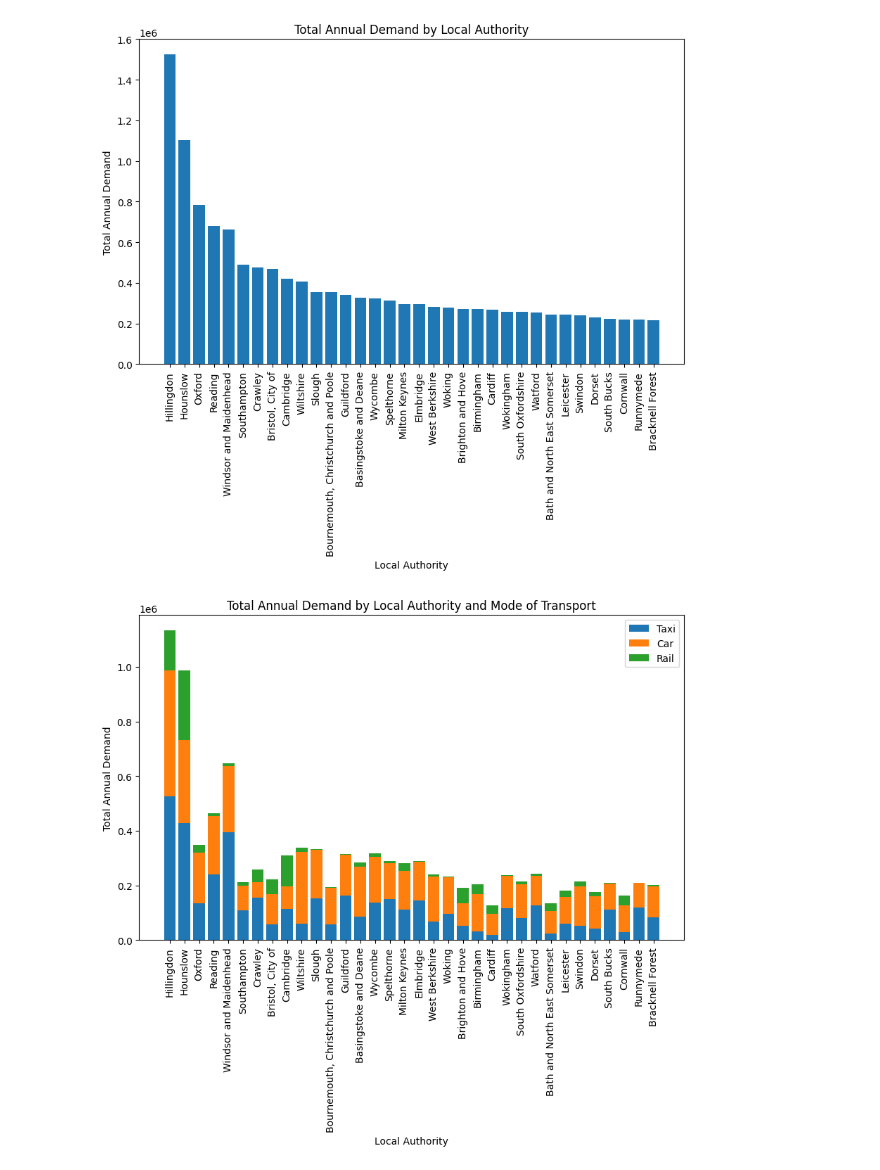
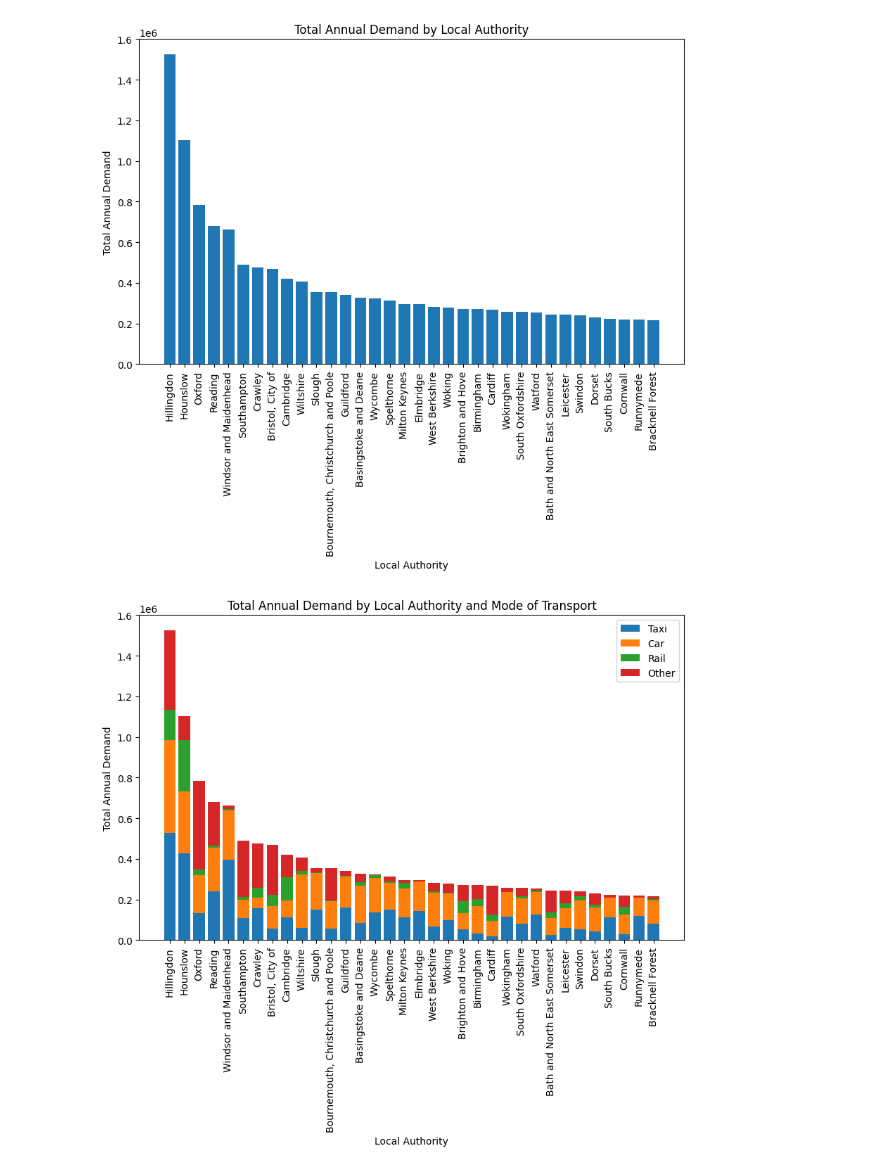
Before and after one commit to majdyousof/imperialgroupproject, a Jupyter notebook: Dom/Heathrow_OD.ipynb, the cells around one changed output. Drawn from its saved outputs; the diff is of its cells as text; code cells hidden in the pictures.

```diff
--- a/Dom/Heathrow_OD.ipynb
+++ b/Dom/Heathrow_OD.ipynb
@@ -28,7 +29,7 @@ OD_sorted
 363 rows × 8 columns
 # %%
 #Mapping Coordinates
-coords=pd.read_csv("Local_Authority_coords.csv")
-coords= coords.dropna(axis=1, how='all')
+coords=pd.read_excel("heathrowflow.xlsx", index_col=0)
+coords= coords.dropna(axis=1, how='all')[['Local Auth', 'lat', 'lng']]
 coords
 # %% [output]
@@ -96,7 +111,7 @@ London_total["Mode Share Car"]=London_total["Mode Share Car"]/London_sum
 London_total["Mode Share Rail"]=London_total["Mode Share Rail"]/London_sum
 London_total["Local Auth"]="London"
 London_total = London_total.to_frame().transpose()
-London_total["LONG"]=-0.118092
-London_total["LAT"]=51.509865
+London_total["lng"]=-0.118092
+London_total["lat"]=51.509865
 London_total
 # %% [output]
@@ -107,6 +122,10 @@ London_total
 OD_noLondon=OD_sorted.drop(index=London_indexes)
 OD_with_london = pd.concat([OD_noLondon, London_total], ignore_index=True)
 OD_with_london.dropna()
-OD_with_london=OD_with_london.sort_values(by=["Total Annual Demand"], ascending=False)
+OD_with_london=OD_with_london.sort_values(by=["Total Annual Demand"], ascending=False, ignore_index= True)
+
+OD_with_london['Mode Share Other'] = 1- (OD_with_london['Mode Share Taxi']+OD_with_london['Mode Share Car']+OD_with_london['Mode Share Rail'])
+OD_with_london['Other'] = OD_with_london['Mode Share Other'].multiply(OD_with_london['Total Annual Demand'])
+
 OD_with_london
 # %% [output]
@@ -141,15 +160,16 @@ plt.show()
 # %%
 plt.figure(figsize=(10, 6))
 plt.bar(OD_with_london["Local Auth"][1:35], OD_with_london["Taxi"][1:35], label='Taxi')
 plt.bar(OD_with_london["Local Auth"][1:35], OD_with_london["Car"][1:35], bottom=OD_with_london["Taxi"][1:35], label='Car')
 plt.bar(OD_with_london["Local Auth"][1:35], OD_with_london["Rail"][1:35], bottom=OD_with_london["Taxi"][1:35] + OD_with_london["Car"][1:35], label='Rail')
+plt.bar(OD_with_london["Local Auth"][1:35], OD_with_london["Other"][1:35], bottom=OD_with_london["Taxi"][1:35] + OD_with_london["Car"][1:35]+OD_with_london["Rail"][1:35], label='Other')
 plt.xticks(rotation=90)
 plt.title('Total Annual Demand by Local Authority and Mode of Transport')
 plt.xlabel('Local Authority')
 plt.ylabel('Total Annual Demand')
 plt.legend()
 plt.show()
 # %% [output]
-[figure, old version]
+[figure, new version]
 # %%
 #Grouping Cars and Taxis together
```
Also changed, not shown: parts of 7 cells of this notebook, 8 other files.
